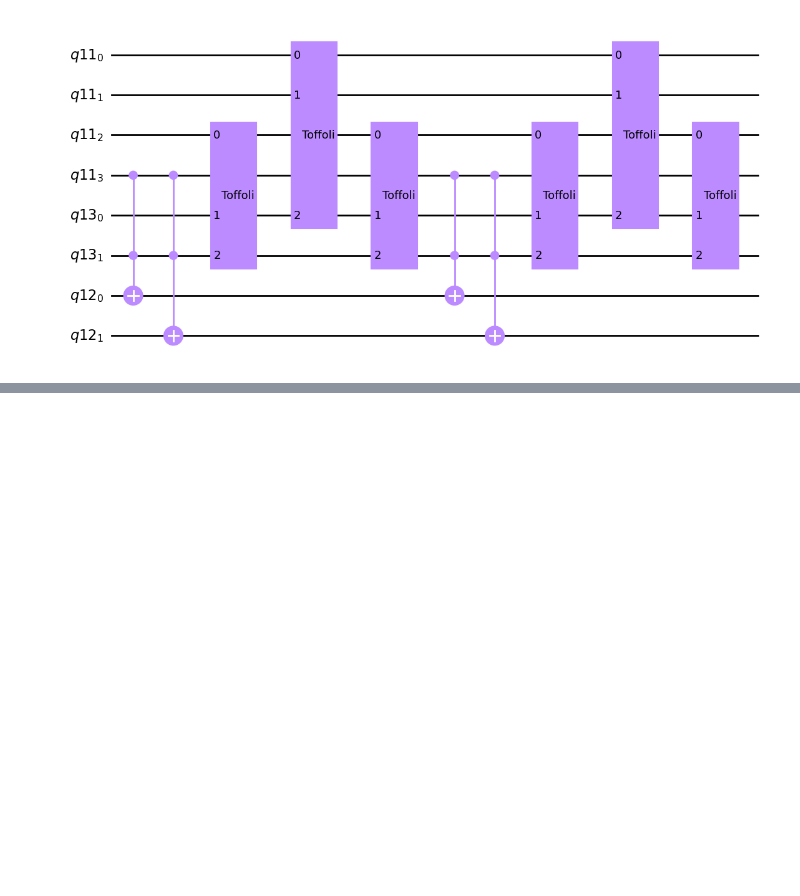
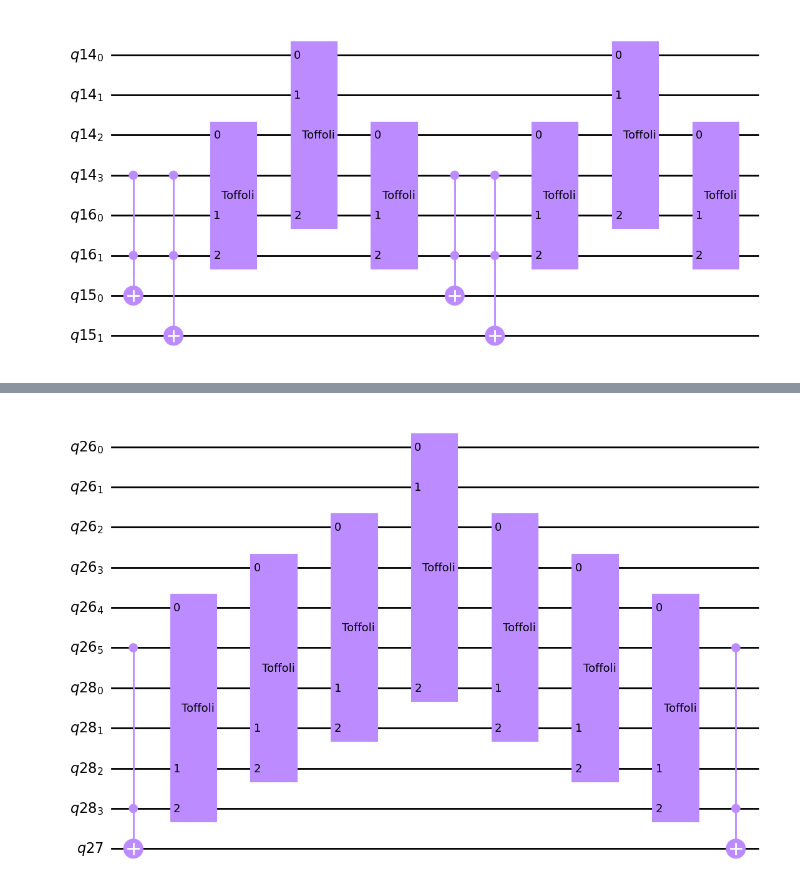
Before and after one commit to qclib/qclib, a Jupyter notebook: qclib/gates/mcxjpt.ipynb, the cells around one changed output, grey strips where cells are left out. Drawn from its saved outputs; the diff is of its cells as text; code cells hidden in the pictures; blank space fills up the shorter version.

```diff
--- a/qclib/gates/mcxjpt.ipynb
+++ b/qclib/gates/mcxjpt.ipynb
@@ -81,0 +97,13 @@ mcx_v_chain.draw('mpl')
+# %%
+num_controls = 6
+#num_ancilla = num_controls - 2
+num_target_qubit = 1
+control_qubits = QuantumRegister(num_controls)
+target_qubit = QuantumRegister(num_target_qubit)
+
+mcx_v_chain = McxVchainDirty(num_controls, action_only=True).definition
+
+#tr_mcx_v_chain = transpile(mcx_v_chain, basis_gates=['u', 'cx'])
+mcx_v_chain.draw('mpl')
+# %% [output]
+[figure, added]
```
Also changed, not shown: parts of 5 cells of this notebook.
